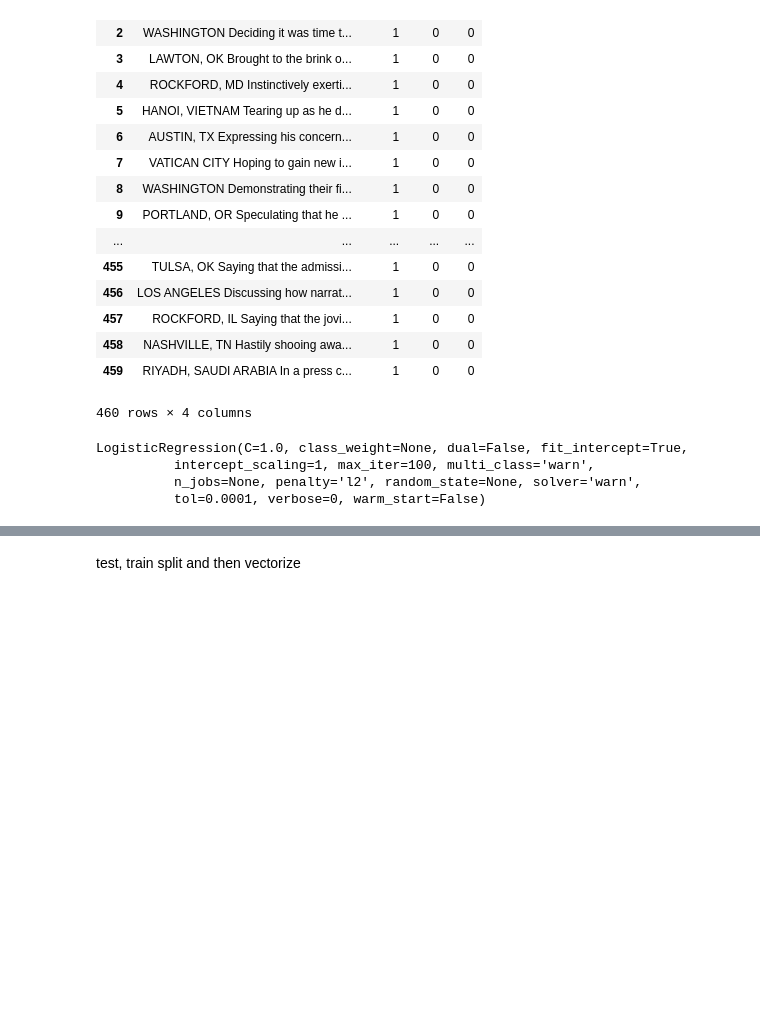
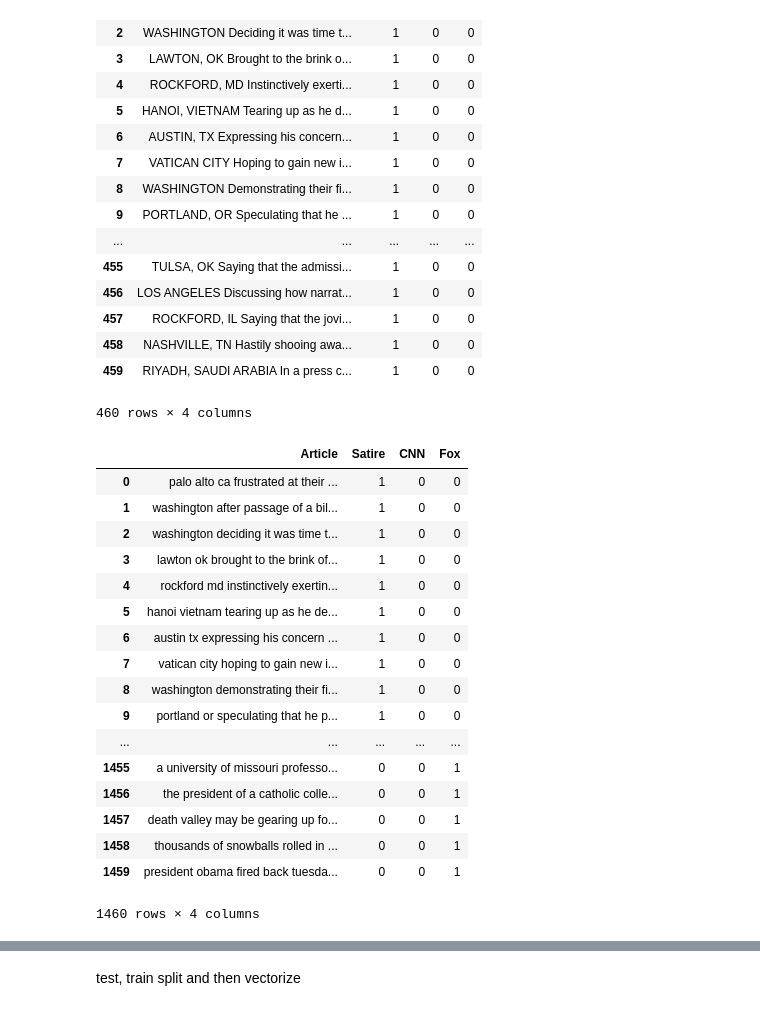
Before and after one commit to johncpolitte/News_or_Satire, a Jupyter notebook: build_full_df.ipynb, the cells around one changed output, grey strips where cells are left out. Saved outputs shown, nothing was run; the diff lists cells and outputs as text; code cells hidden in the pictures; blank space fills up the shorter version.

```diff
--- a/build_full_df.ipynb
+++ b/build_full_df.ipynb
@@ -154,3 +152,24 @@ test = list(df_final['Article'])
+# %%
+df_final
+# %% [output]
+|  | Article | Satire | CNN | Fox |
+| 0 | palo alto ca frustrated at their ... | 1 | 0 | 0 |
+| 1 | washington after passage of a bil... | 1 | 0 | 0 |
+| 2 | washington deciding it was time t... | 1 | 0 | 0 |
+| 3 | lawton ok brought to the brink of... | 1 | 0 | 0 |
+| 4 | rockford md instinctively exertin... | 1 | 0 | 0 |
+| 5 | hanoi vietnam tearing up as he de... | 1 | 0 | 0 |
+| 6 | austin tx expressing his concern ... | 1 | 0 | 0 |
+| 7 | vatican city hoping to gain new i... | 1 | 0 | 0 |
+| 8 | washington demonstrating their fi... | 1 | 0 | 0 |
+| 9 | portland or speculating that he p... | 1 | 0 | 0 |
+| ... | ... | ... | ... | ... |
+| 1455 | a university of missouri professo... | 0 | 0 | 1 |
+| 1456 | the president of a catholic colle... | 0 | 0 | 1 |
+| 1457 | death valley may be gearing up fo... | 0 | 0 | 1 |
+| 1458 | thousands of snowballs rolled in ... | 0 | 0 | 1 |
+| 1459 | president obama fired back tuesda... | 0 | 0 | 1 |
+1460 rows × 4 columns
 # %%
 from nltk.corpus import stopwords
 from nltk.tokenize import word_tokenize
@@ -171,10 +191,3 @@ docs_train, docs_test, y_train, y_test = train_test_split(df_final['Article'], d
 vect = TfidfVectorizer(stop_words='english', tokenizer=tokenize)
 X_train = vect.fit_transform(docs_train)
 X_test = vect.transform(docs_test)
-log_reg = LogisticRegression()
-log_reg.fit(X_train, y_train)
-# %% [output]
-LogisticRegression(C=1.0, class_weight=None, dual=False, fit_intercept=True,
-          intercept_scaling=1, max_iter=100, multi_class='warn',
-          n_jobs=None, penalty='l2', random_state=None, solver='warn',
-          tol=0.0001, verbose=0, warm_start=False)
```
Also changed, not shown: parts of 17 cells of this notebook.
